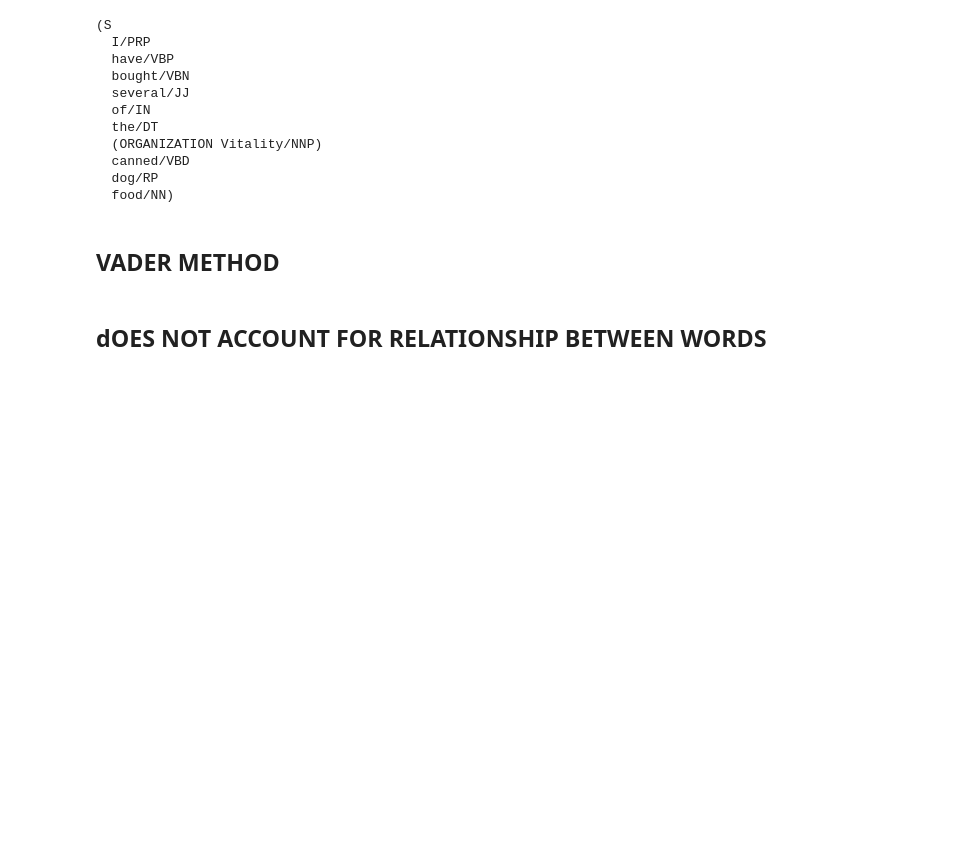
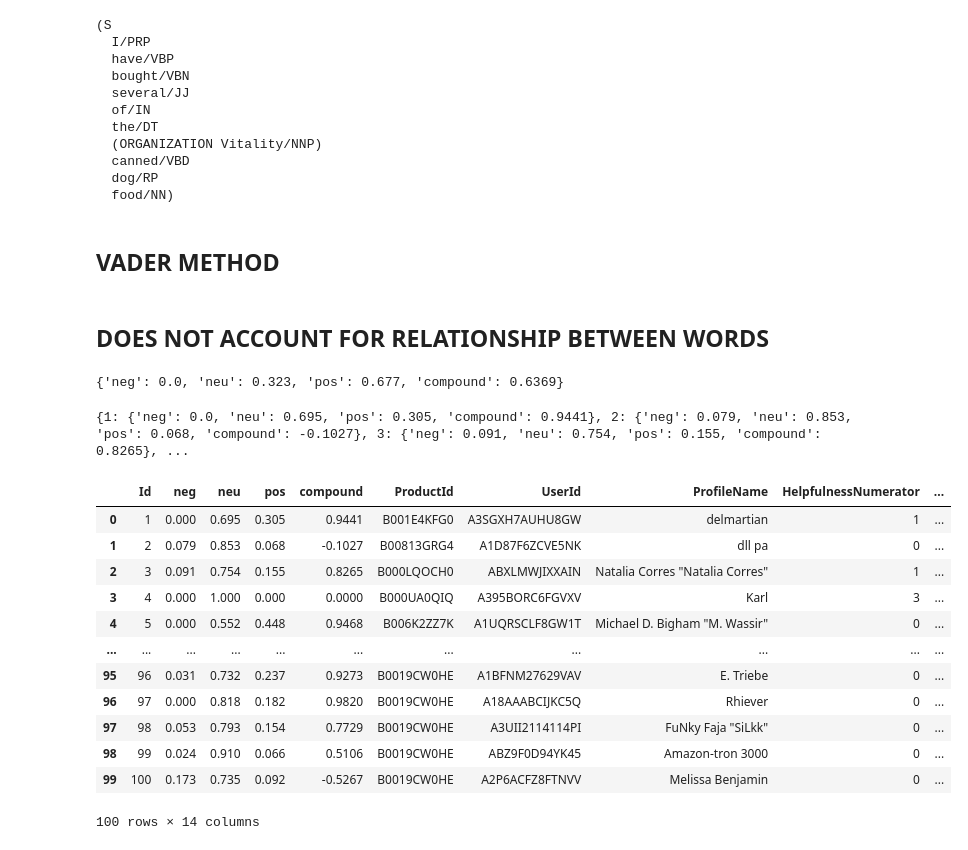
Before and after one commit to Arhamkazi123/Sentiment-Analysis, a Jupyter notebook: sentiment-analysis.ipynb, the cells around one changed output. Saved outputs shown, nothing was run; the diff lists cells and outputs as text; code cells hidden in the pictures; blank space fills up the shorter version.

```diff
--- a/sentiment-analysis.ipynb
+++ b/sentiment-analysis.ipynb
@@ -67,4 +67,13 @@ chunktext.pprint()
 # %% [markdown]
 ## VADER METHOD
 # %% [markdown]
-## dOES NOT ACCOUNT FOR RELATIONSHIP BETWEEN WORDS
+## DOES NOT ACCOUNT FOR RELATIONSHIP BETWEEN WORDS
+# %%
+from nltk.sentiment import SentimentIntensityAnalyzer
+sia=SentimentIntensityAnalyzer()
+
+sia.polarity_scores("I love eating mangoes")
+
+#compound score above 0 indicates positive expressions
+# %% [output]
+{'neg': 0.0, 'neu': 0.323, 'pos': 0.677, 'compound': 0.6369}
@@ -70,0 +89,4 @@ chunktext.pprint()
+# %%
+print(newdic)
+# %% [output]
+{1: {'neg': 0.0, 'neu': 0.695, 'pos': 0.305, 'compound': 0.9441}, 2: {'neg': 0.079, 'neu': 0.853, 'pos': 0.068, 'compound': -0.1027}, 3: {'neg': 0.091, 'neu': 0.754, 'pos': 0.155, 'compound': 0.8265}, ...
@@ -70,0 +98,16 @@ chunktext.pprint()
+# %%
+vaders
+# %% [output]
+|  | Id | neg | neu | pos | compound | ProductId | UserId | ProfileName | HelpfulnessNumerator | ... |
+| 0 | 1 | 0.000 | 0.695 | 0.305 | 0.9441 | B001E4KFG0 | A3SGXH7AUHU8GW | delmartian | 1 | ... |
+| 1 | 2 | 0.079 | 0.853 | 0.068 | -0.1027 | B00813GRG4 | A1D87F6ZCVE5NK | dll pa | 0 | ... |
+| 2 | 3 | 0.091 | 0.754 | 0.155 | 0.8265 | B000LQOCH0 | ABXLMWJIXXAIN | Natalia Corres "Natalia Corres" | 1 | ... |
+| 3 | 4 | 0.000 | 1.000 | 0.000 | 0.0000 | B000UA0QIQ | A395BORC6FGVXV | Karl | 3 | ... |
+| 4 | 5 | 0.000 | 0.552 | 0.448 | 0.9468 | B006K2ZZ7K | A1UQRSCLF8GW1T | Michael D. Bigham "M. Wassir" | 0 | ... |
+| ... | ... | ... | ... | ... | ... | ... | ... | ... | ... | ... |
+| 95 | 96 | 0.031 | 0.732 | 0.237 | 0.9273 | B0019CW0HE | A1BFNM27629VAV | E. Triebe | 0 | ... |
+| 96 | 97 | 0.000 | 0.818 | 0.182 | 0.9820 | B0019CW0HE | A18AAABCIJKC5Q | Rhiever | 0 | ... |
+| 97 | 98 | 0.053 | 0.793 | 0.154 | 0.7729 | B0019CW0HE | A3UII2114114PI | FuNky Faja "SiLkk" | 0 | ... |
+| 98 | 99 | 0.024 | 0.910 | 0.066 | 0.5106 | B0019CW0HE | ABZ9F0D94YK45 | Amazon-tron 3000 | 0 | ... |
+| 99 | 100 | 0.173 | 0.735 | 0.092 | -0.5267 | B0019CW0HE | A2P6ACFZ8FTNVV | Melissa Benjamin | 0 | ... |
+100 rows × 14 columns
```
Also changed, not shown: parts of 5 cells of this notebook.
